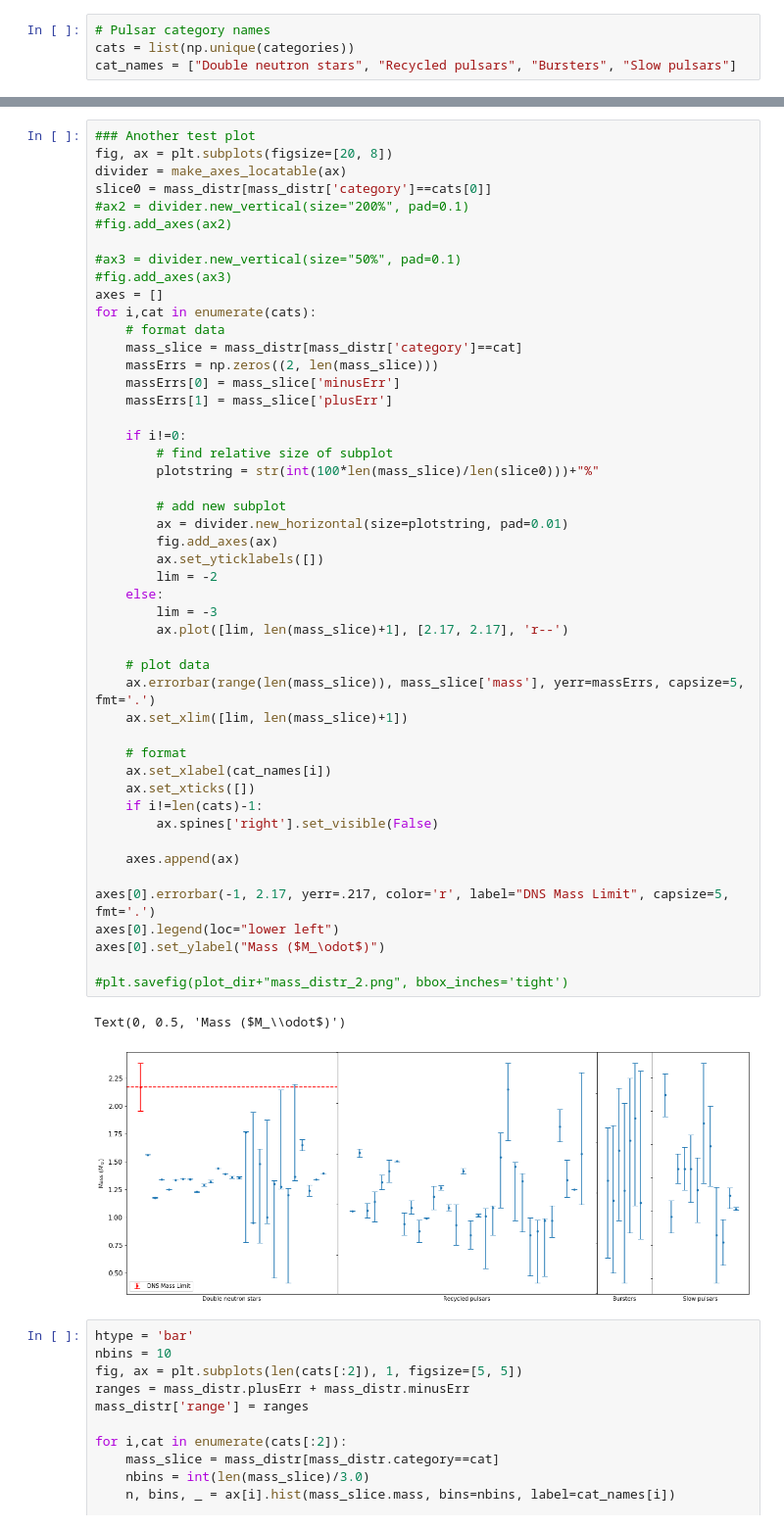
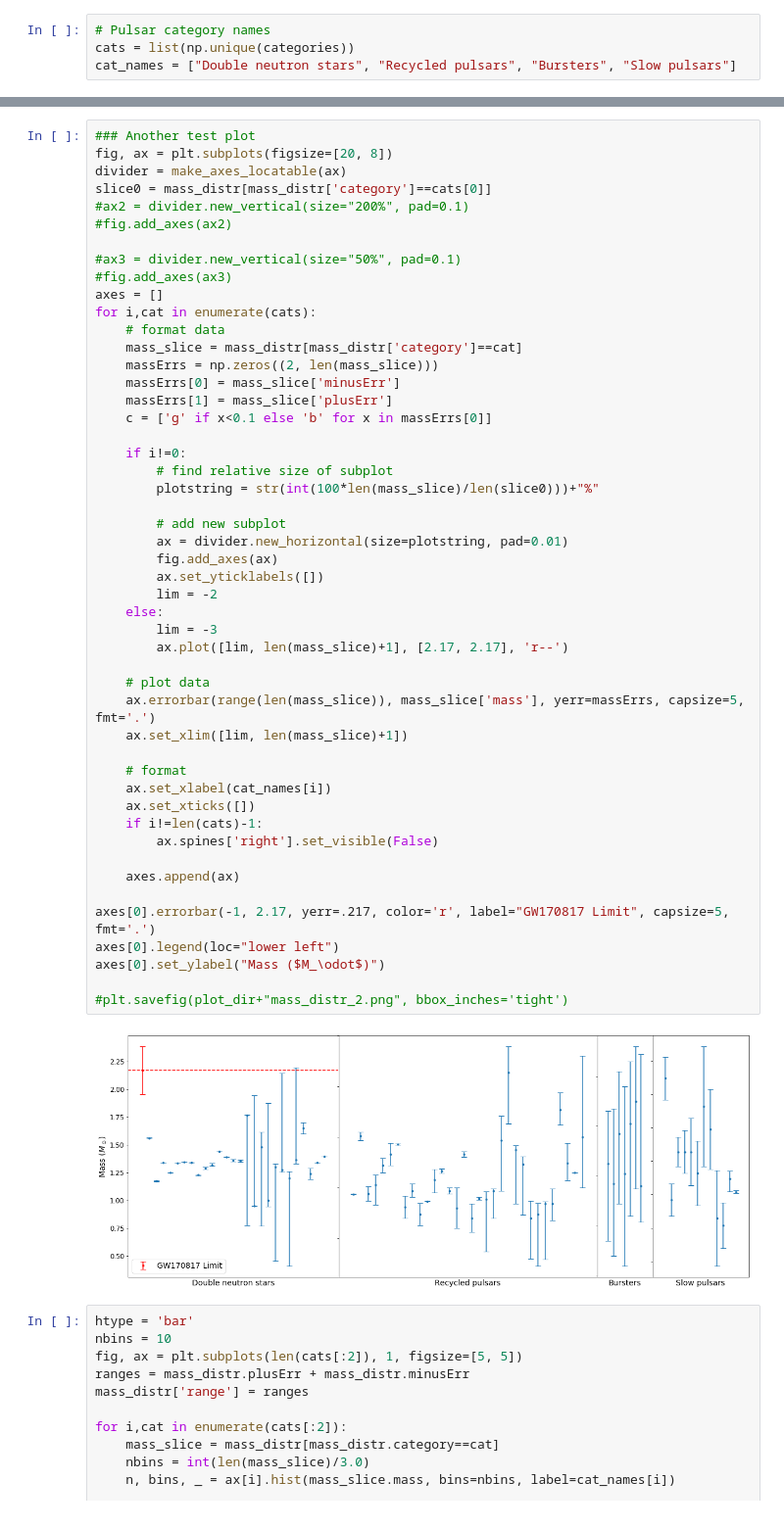
Before and after one commit to eramey16/stars_project, a Jupyter notebook: emily_nb.ipynb, the cells around one changed output, grey strips where cells are left out. Shown at 98% size. Drawn from its saved outputs; the diff is of its cells as text.

```diff
--- a/emily_nb.ipynb
+++ b/emily_nb.ipynb
@@ -90,40 +94,40 @@ for i,cat in enumerate(cats):
     massErrs = np.zeros((2, len(mass_slice)))
     massErrs[0] = mass_slice['minusErr']
     massErrs[1] = mass_slice['plusErr']
+    c = ['g' if x<0.1 else 'b' for x in massErrs[0]]
 
     if i!=0:
         # find relative size of subplot
         plotstring = str(int(100*len(mass_slice)/len(slice0)))+"%"
 
         # add new subplot
         ax = divider.new_horizontal(size=plotstring, pad=0.01)
         fig.add_axes(ax)
         ax.set_yticklabels([])
         lim = -2
     else:
         lim = -3
         ax.plot([lim, len(mass_slice)+1], [2.17, 2.17], 'r--')
 
     # plot data
     ax.errorbar(range(len(mass_slice)), mass_slice['mass'], yerr=massErrs, capsize=5, fmt='.')
     ax.set_xlim([lim, len(mass_slice)+1])
 
     # format
     ax.set_xlabel(cat_names[i])
     ax.set_xticks([])
     if i!=len(cats)-1:
         ax.spines['right'].set_visible(False)
 
     axes.append(ax)
 
-axes[0].errorbar(-1, 2.17, yerr=.217, color='r', label="DNS Mass Limit", capsize=5, fmt='.')
+axes[0].errorbar(-1, 2.17, yerr=.217, color='r', label="GW170817 Limit", capsize=5, fmt='.')
 axes[0].legend(loc="lower left")
 axes[0].set_ylabel("Mass ($M_\odot$)")
 
 #plt.savefig(plot_dir+"mass_distr_2.png", bbox_inches='tight')
 # %% [output]
-Text(0, 0.5, 'Mass ($M_\\odot$)')
-[figure, old version]
+[figure, new version]
 # %%
 htype = 'bar'
 nbins = 10
```
Also changed, not shown: parts of 9 cells of this notebook, 4 other files.
